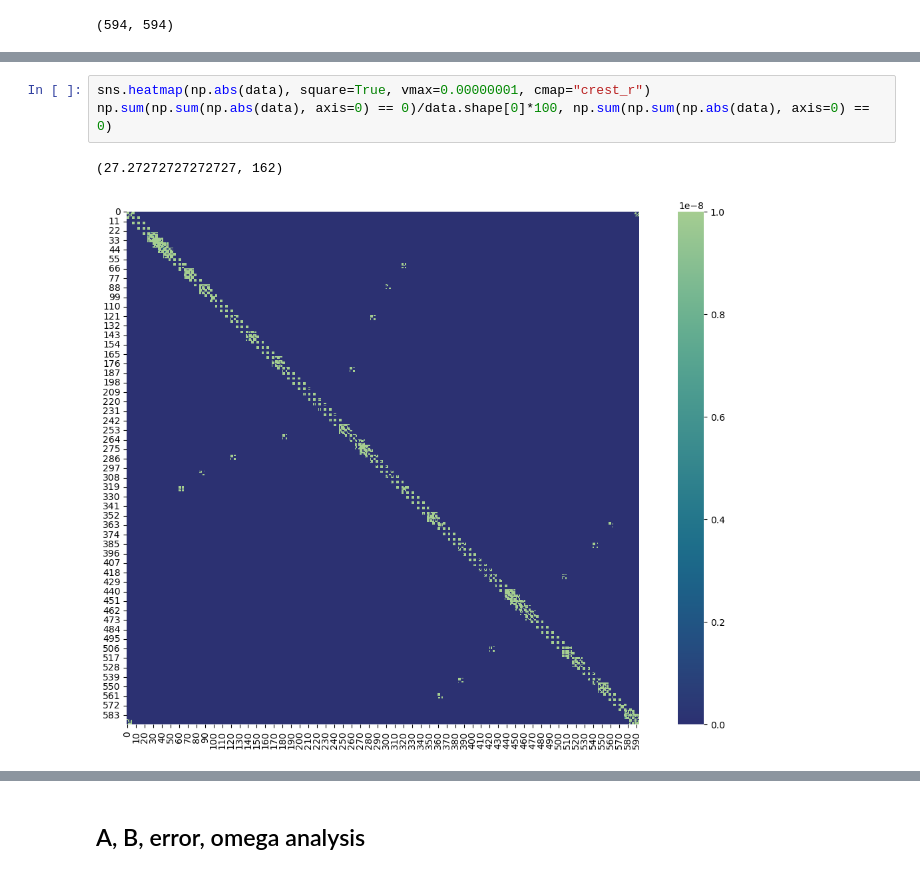
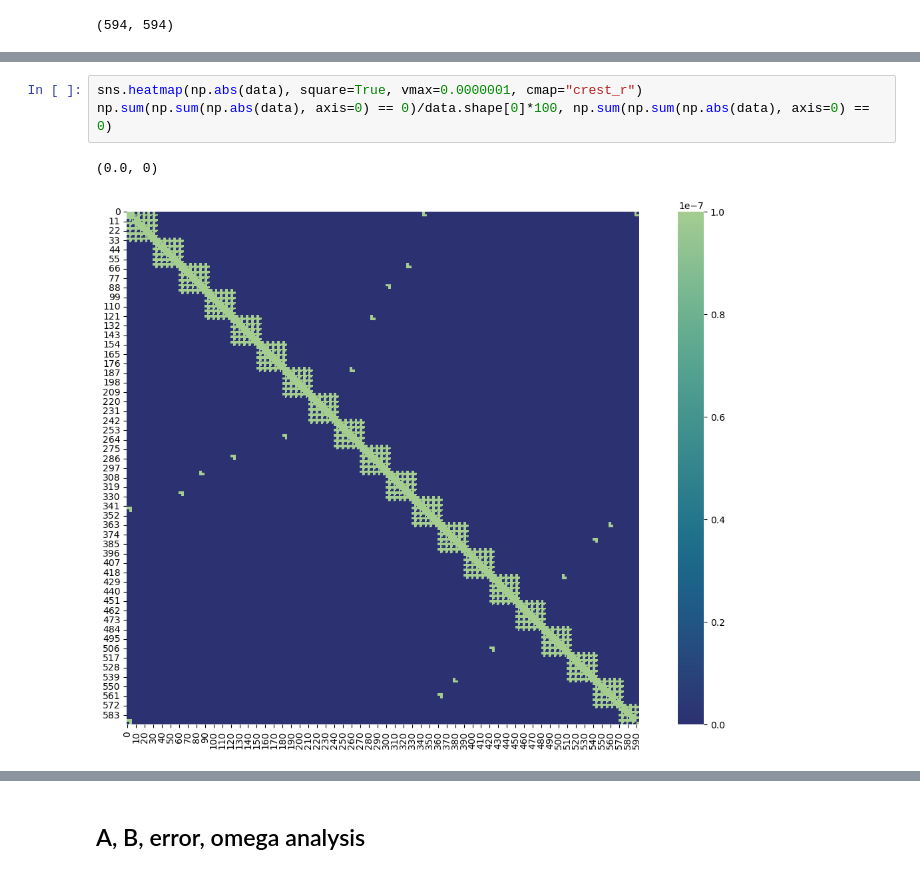
Before and after one commit to chris-polymetrix/ReconstructionAnalysis, a Jupyter notebook: debugging_rust_pgo.ipynb, the cells around one changed output, grey strips where cells are left out. Drawn from its saved outputs; the diff is of its cells as text.

```diff
--- a/debugging_rust_pgo.ipynb
+++ b/debugging_rust_pgo.ipynb
@@ -30,6 +34,6 @@ np.min(np.linalg.eigvals(data)), np.min(np.linalg.eigvals(data + np.eye(data.sha
 # %%
-sns.heatmap(np.abs(data), square=True, vmax=0.00000001, cmap="crest_r")
+sns.heatmap(np.abs(data), square=True, vmax=0.0000001, cmap="crest_r")
 np.sum(np.sum(np.abs(data), axis=0) == 0)/data.shape[0]*100, np.sum(np.sum(np.abs(data), axis=0) == 0)
 # %% [output]
-(27.27272727272727, 162)
+(0.0, 0)
-[figure, old version]
+[figure, new version]
```
Also changed, not shown: parts of 19 cells of this notebook, 1 other file.
